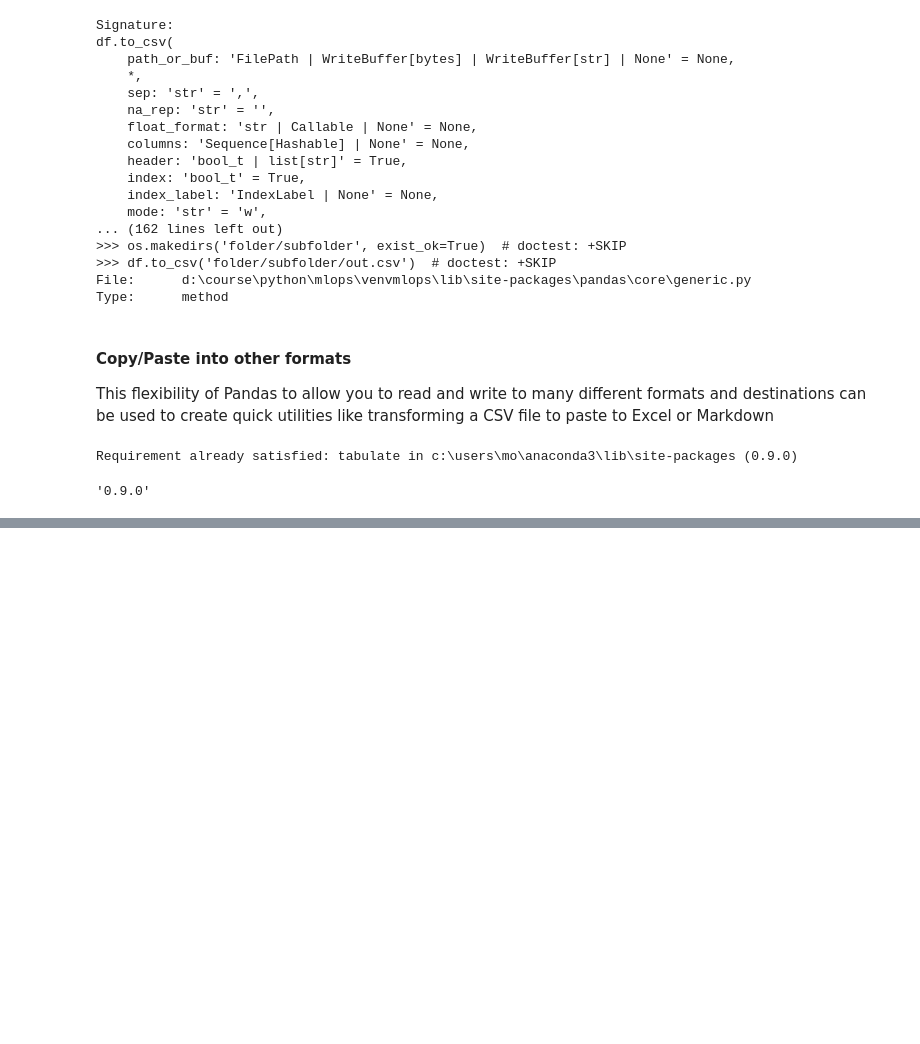
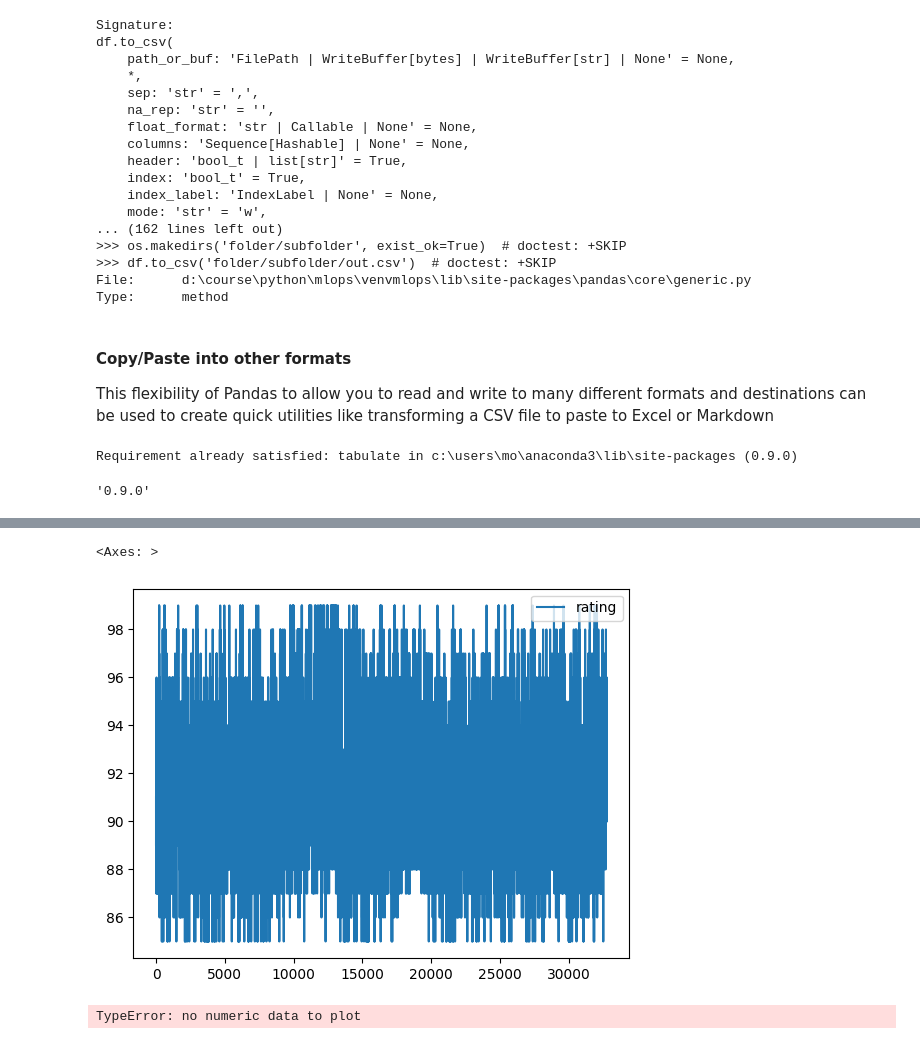
Before and after one commit to Fatemeh-Esmaeili/MLOps, a Jupyter notebook: EDA.ipynb, the cells around one changed output, grey strips where cells are left out. Saved outputs shown, nothing was run; the diff lists cells and outputs as text; code cells hidden in the pictures; blank space fills up the shorter version.

```diff
--- a/EDA.ipynb
+++ b/EDA.ipynb
@@ -228,0 +417,8 @@ tabulate.__version__
+# %%
+# Load your dataframe
+import pandas as pd
+csv_url = "https://raw.githubusercontent.com/paiml/wine-ratings/main/wine-ratings.csv"
+df = pd.read_csv(csv_url, index_col=0)
+df.drop('grape', axis=1, inplace=True)
+df = df.dropna()
+df.head()
@@ -228,0 +432,14 @@ tabulate.__version__
+# %%
+df['rating'] = df['rating'].apply(lambda x: int(x))
+# %%
+import matplotlib.pyplot as plt
+%matplotlib inline
+
+df.plot()
+# %% [output]
+<Axes: >
+[figure, added]
+# %%
+df["variety"].plot()
+# %% [output]
+TypeError: no numeric data to plot
```
Also changed, not shown: parts of 21 cells of this notebook.
